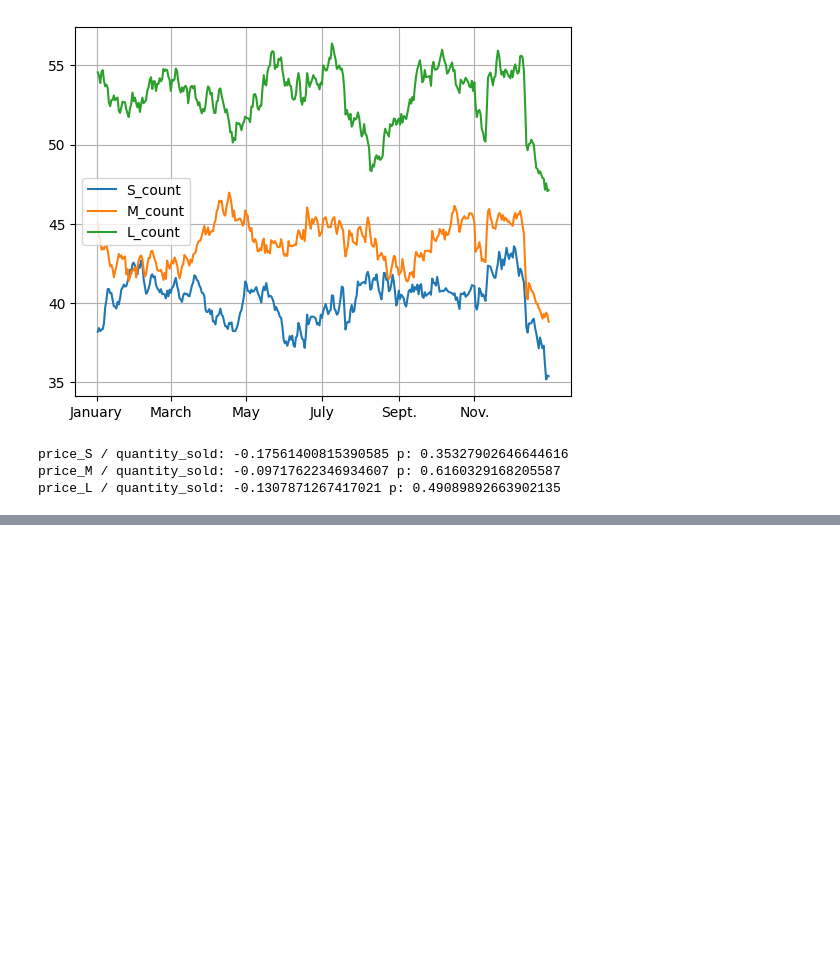
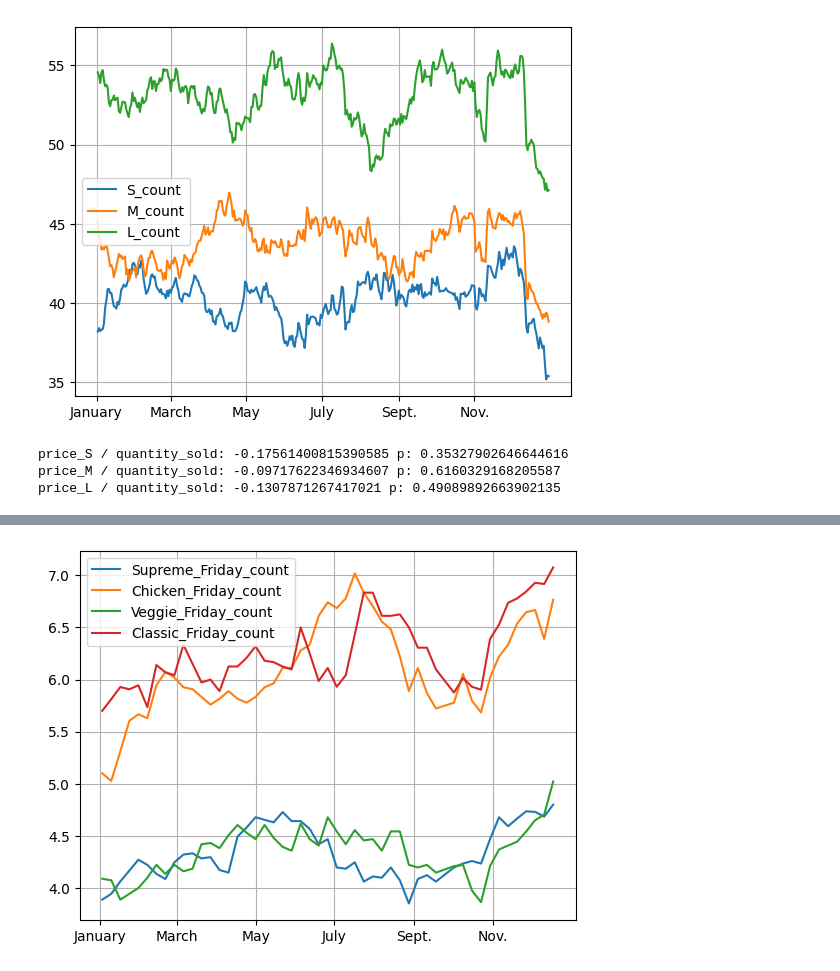
Before and after one commit to spencers145/pizza-study, a Jupyter notebook: study.ipynb, the cells around one changed output, grey strips where cells are left out. Cells and saved outputs as stored; diff of their text form; code cells hidden in the pictures; blank space fills up the shorter version.

```diff
--- a/study.ipynb
+++ b/study.ipynb
@@ -449,0 +508,32 @@ price_L / quantity_sold: -0.1307871267417021 p: 0.49089892663902135
+# %%
+for category in ["Supreme", "Chicken", "Veggie", "Classic"]:
+    for weekday in ["Friday"]:
+        match category:
+            case "Supreme":
+                modifier = 9
+            case "Classic":
+                modifier = 8
+            case "Veggie":
+                modifier = 9
+            case "Chicken":
+                modifier = 6
+        size_sales = sales[sales["pizza_category"] == category]
+        weekday_sales = size_sales[size_sales["order_date_weekday"] == weekday]
+        sales_by_day = weekday_sales[["order_date_index", "quantity"]].groupby("order_date_index").sum()
+        out = pandas.DataFrame(columns = ["%s_%s_count" %(category, weekday)])
+        for order_date_index in daily_sales.index:
+            try:
+                sales_today = sales_by_day["quantity"][order_date_index]
+            except:
+                continue
+            out.loc[order_date_index] = sales_today
+
+        rollingAnalysis.plotRollingData(["%s_%s_count" %(category, weekday)], out, 4, scales=[1/modifier], legend = True)
+
+pyplot.xticks([0, 60, 121, 182, 244, 305], ["January", "March", "May", "July", "Sept.", "Nov."])
+pyplot.grid()
+
+# big jump on thanksgiving
+# sales on fridays CLIMBED at the end of the year as opposed to every other day (except sunday, which was stable)
+# %% [output]
+[figure, added]
```
Also changed, not shown: parts of 7 cells of this notebook, 2 other files.
